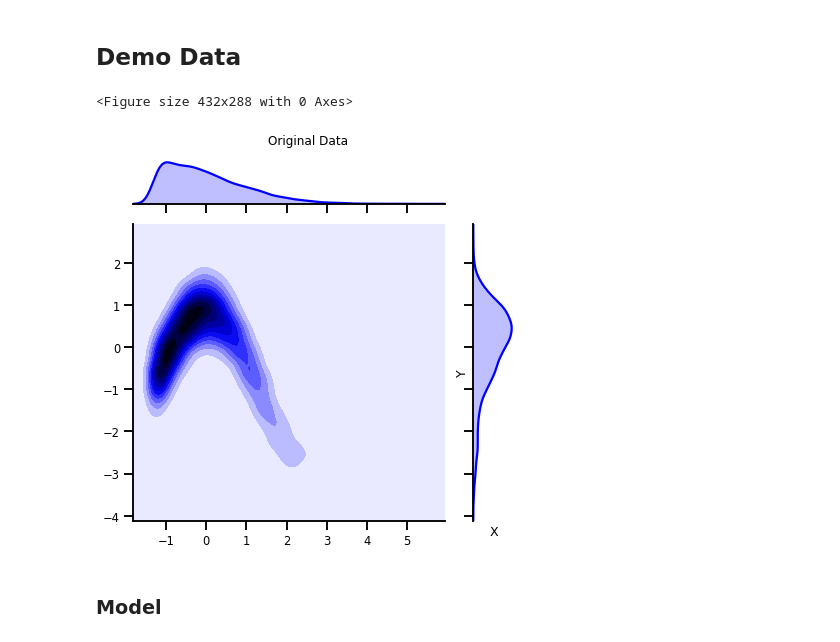
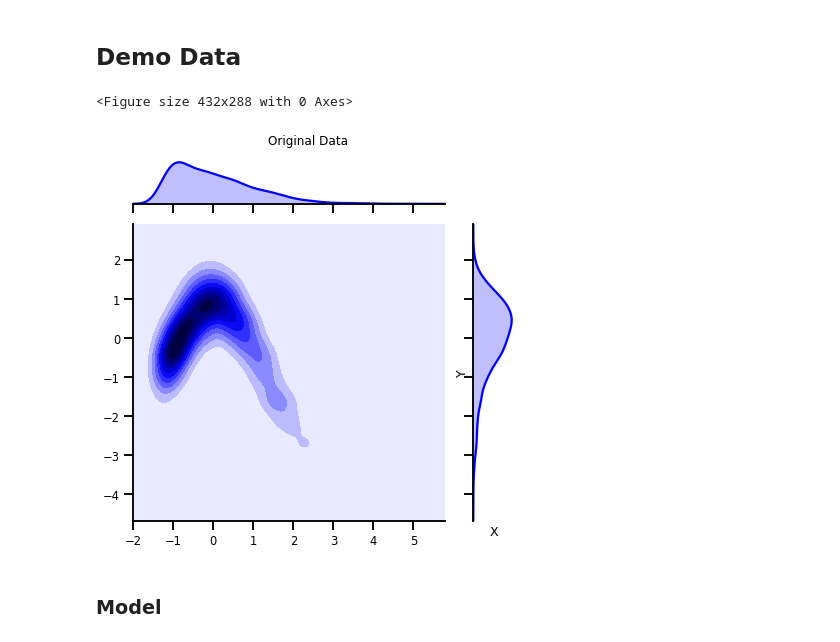
Before and after one commit to IPL-UV/rbig_jax, a Jupyter notebook: jupyterbook/content/parametric/demos/1.1_Demo_Layers.ipynb, the cells around one changed output. Drawn from its saved outputs; the diff is of its cells as text; code cells hidden in the pictures.

```diff
--- a/jupyterbook/content/parametric/demos/1.1_Demo_Layers.ipynb
+++ b/jupyterbook/content/parametric/demos/1.1_Demo_Layers.ipynb
@@ -62,14 +58,14 @@ The autoreload extension is already loaded. To reload it, use:
 # %%
 from sklearn.preprocessing import StandardScaler
 # %%wandb
 # get data
 n_samples = 2_000
 n_features = 2
-data = get_classic(10_000)
+data = get_classic(n_samples)
 data = StandardScaler().fit_transform(data)
 
 # plot data
 plot_joint(data, "blue", "Original Data", kind='kde', logger=False)
 # %% [output]
 <Figure size 432x288 with 0 Axes>
-[figure, old version]
+[figure, new version]
```
Also changed, not shown: parts of 40 cells of this notebook, 6 other files.
